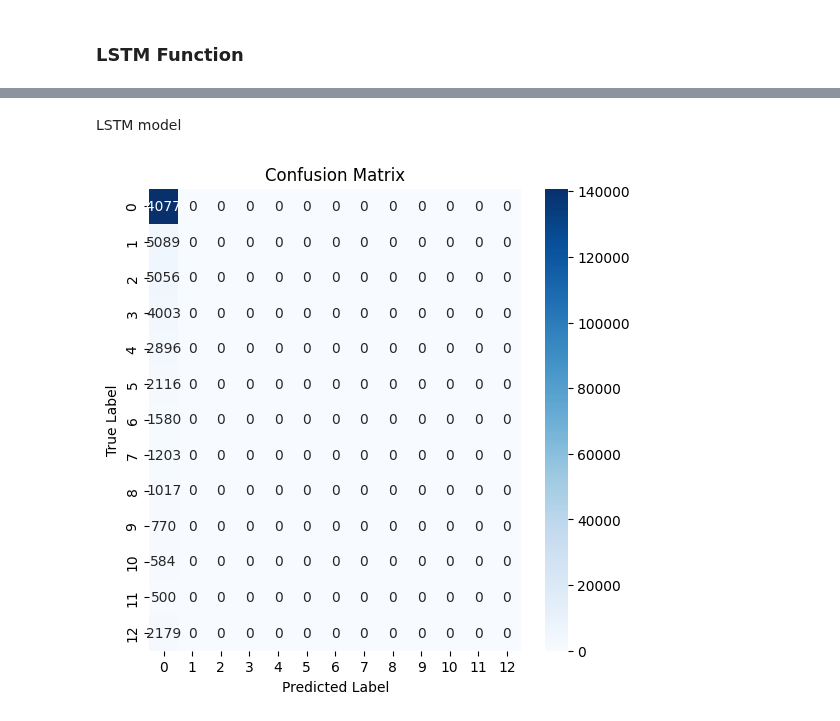
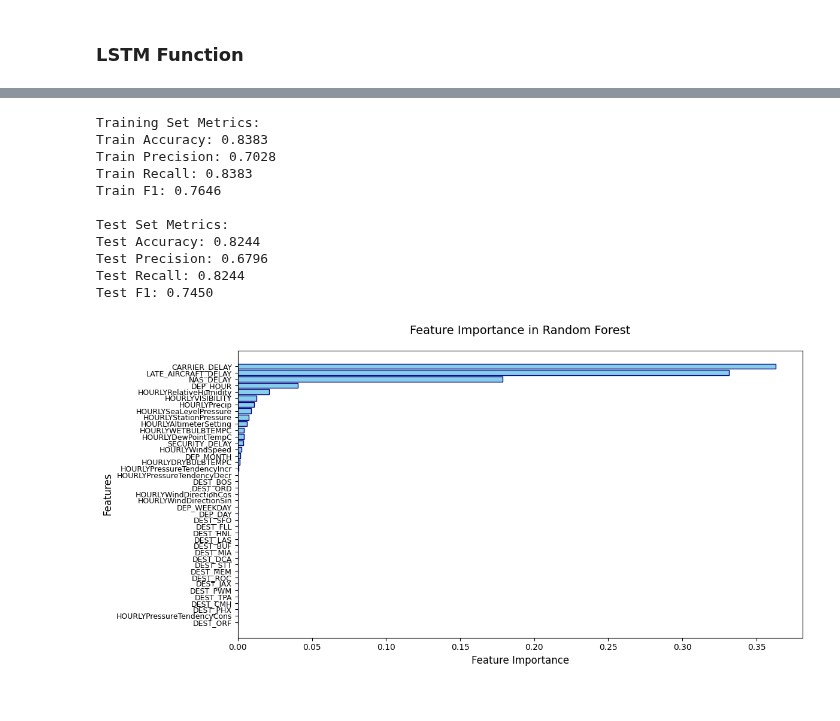
Before and after one commit to craigmiller24/MLP_Project, a Jupyter notebook: Benchmarks.ipynb, the cells around one changed output, grey strips where cells are left out. Drawn from its saved outputs; the diff is of its cells as text; code cells hidden in the pictures.

```diff
--- a/Benchmarks.ipynb
+++ b/Benchmarks.ipynb
@@ -303,21 +399,15 @@ F1-score: 0.9202
-# %% [markdown]
-LSTM model
-# %%
-# confusion matrix:
-import seaborn as sns
-from sklearn.metrics import confusion_matrix
-
-# Compute confusion matrix
-cm = confusion_matrix(y_true_test, y_pred_test)
-
-# Plot confusion matrix
-plt.figure(figsize=(6, 6))
-sns.heatmap(cm, annot=True, fmt="d", cmap="Blues", xticklabels=rf_model.classes_, yticklabels=rf_model.classes_)
-
-plt.xlabel('Predicted Label')
-plt.ylabel('True Label')
-plt.title('Confusion Matrix')
-plt.savefig('confusion_matrix_LSTM.png', dpi=300, bbox_inches='tight')
-plt.show()
-# %% [output]
-[figure, removed]
+# %%
+jfk_RF_model, jfk_metrics_RF = train_random_forest(X_train_torch_jfk, X_test_torch_jfk, Y_train_torch_jfk, Y_test_torch_jfk, feature_names_jfk)
+# %% [output]
+Training Set Metrics:
+Train Accuracy: 0.8383
+Train Precision: 0.7028
+Train Recall: 0.8383
+Train F1: 0.7646
+
+Test Set Metrics:
+Test Accuracy: 0.8244
+Test Precision: 0.6796
+Test Recall: 0.8244
+Test F1: 0.7450
+[figure, added]
```
Also changed, not shown: parts of 8 cells of this notebook, 3 other files.
